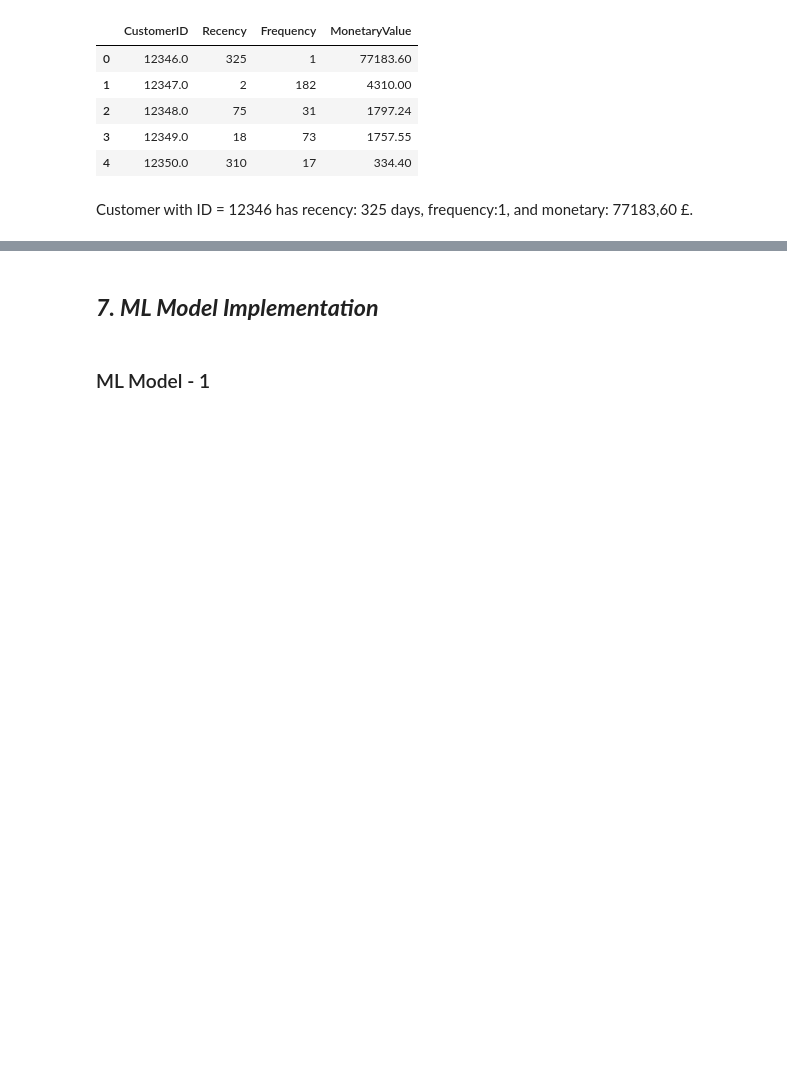
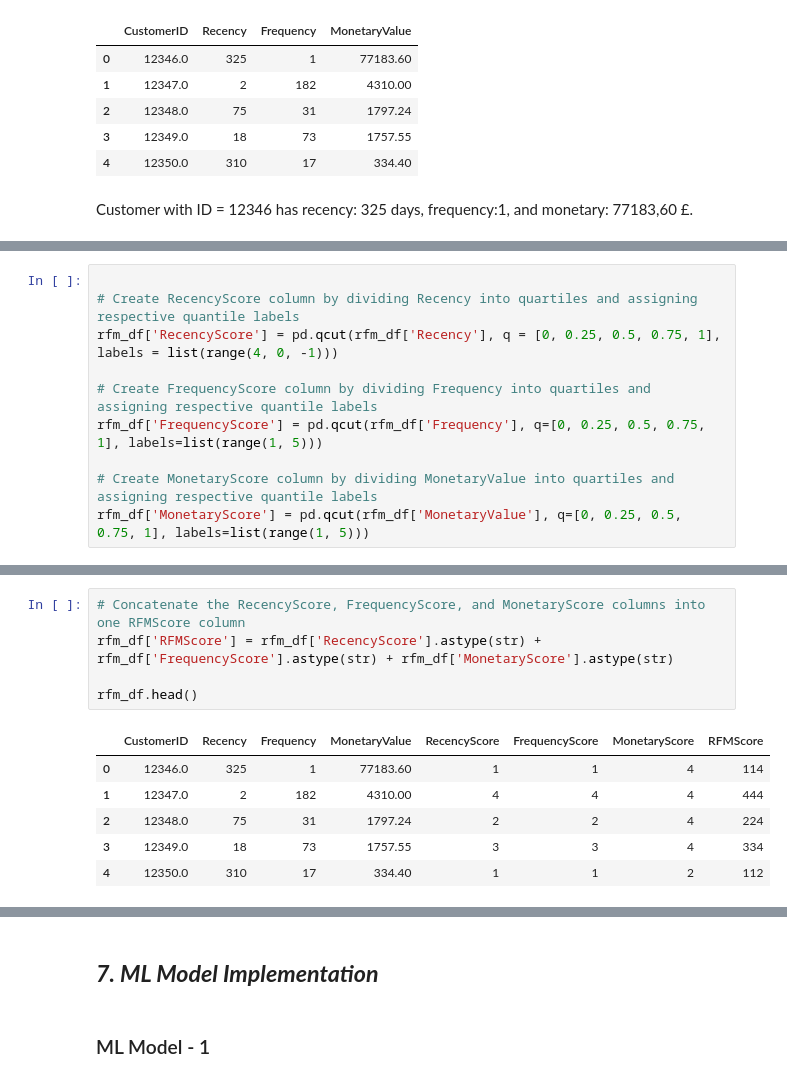
Before and after one commit to Preetirai-tech/Online-Retail-Customer-Segmentation-Project, a Jupyter notebook: Customer_Segmentation.ipynb, the cells around one changed output, grey strips where cells are left out. Cells and saved outputs as stored; diff of their text form; blank space fills up the shorter version.

```diff
--- a/Customer_Segmentation.ipynb
+++ b/Customer_Segmentation.ipynb
@@ -625,0 +749,10 @@ Customer with ID = 12346 has recency: 325 days, frequency:1, and monetary: 77183
+# %%
+
+# Create RecencyScore column by dividing Recency into quartiles and assigning respective quantile labels
+rfm_df['RecencyScore'] = pd.qcut(rfm_df['Recency'], q = [0, 0.25, 0.5, 0.75, 1], labels = list(range(4, 0, -1)))
+
+# Create FrequencyScore column by dividing Frequency into quartiles and assigning respective quantile labels
+rfm_df['FrequencyScore'] = pd.qcut(rfm_df['Frequency'], q=[0, 0.25, 0.5, 0.75, 1], labels=list(range(1, 5)))
+
+# Create MonetaryScore column by dividing MonetaryValue into quartiles and assigning respective quantile labels
+rfm_df['MonetaryScore'] = pd.qcut(rfm_df['MonetaryValue'], q=[0, 0.25, 0.5, 0.75, 1], labels=list(range(1, 5)))
@@ -625,0 +769,12 @@ Customer with ID = 12346 has recency: 325 days, frequency:1, and monetary: 77183
+# %%
+# Concatenate the RecencyScore, FrequencyScore, and MonetaryScore columns into one RFMScore column
+rfm_df['RFMScore'] = rfm_df['RecencyScore'].astype(str) + rfm_df['FrequencyScore'].astype(str) + rfm_df['MonetaryScore'].astype(str)
+
+rfm_df.head()
+# %% [output]
+|  | CustomerID | Recency | Frequency | MonetaryValue | RecencyScore | FrequencyScore | MonetaryScore | RFMScore |
+| 0 | 12346.0 | 325 | 1 | 77183.60 | 1 | 1 | 4 | 114 |
+| 1 | 12347.0 | 2 | 182 | 4310.00 | 4 | 4 | 4 | 444 |
+| 2 | 12348.0 | 75 | 31 | 1797.24 | 2 | 2 | 4 | 224 |
+| 3 | 12349.0 | 18 | 73 | 1757.55 | 3 | 3 | 4 | 334 |
+| 4 | 12350.0 | 310 | 17 | 334.40 | 1 | 1 | 2 | 112 |
```
Also changed, not shown: parts of 25 cells of this notebook.
